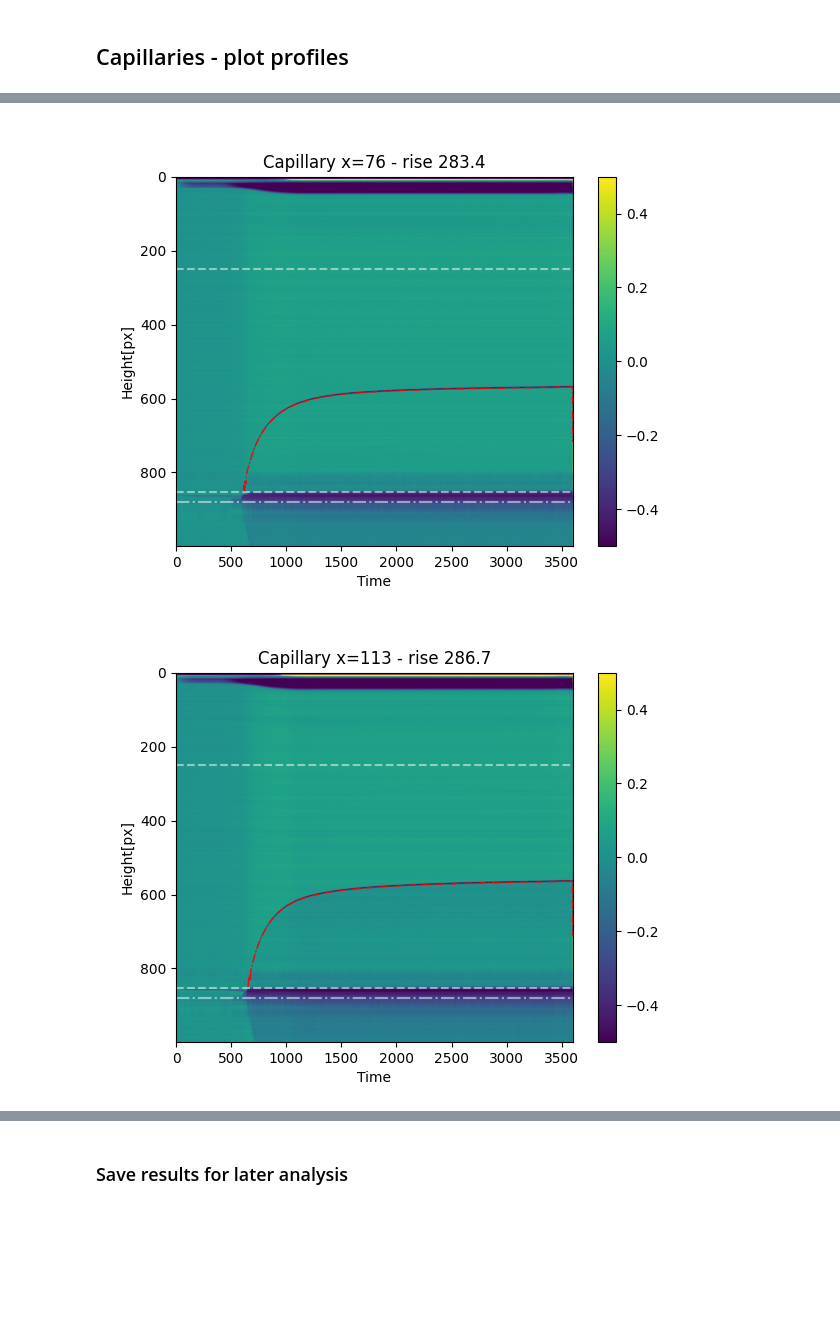
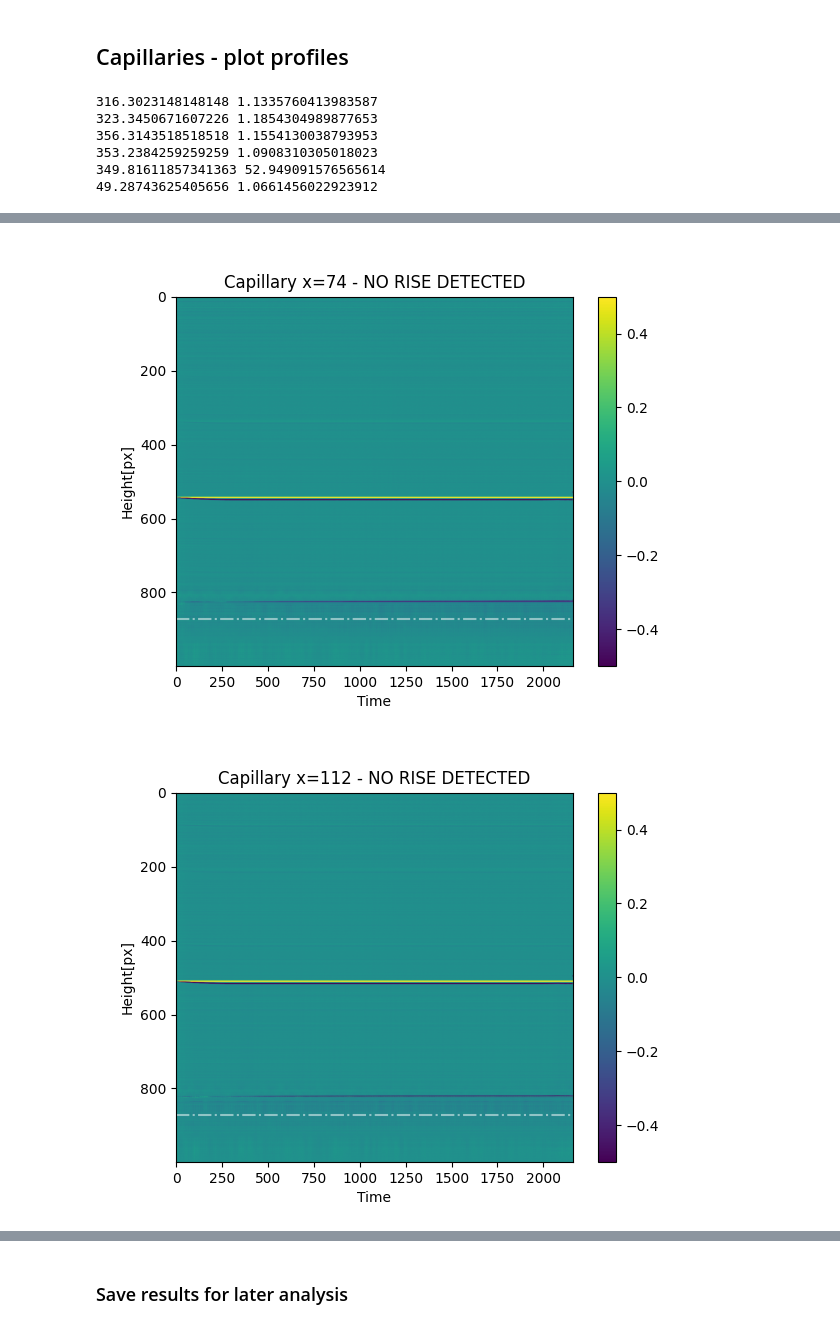
Before and after one commit to djorlando24/jupyterNotebooks, a Jupyter notebook: Research/ChronosMeniscus.ipynb, the cells around one changed output, grey strips where cells are left out. Cells and saved outputs as stored; diff of their text form; code cells hidden in the pictures; blank space fills up the shorter version.

```diff
--- a/Research/ChronosMeniscus.ipynb
+++ b/Research/ChronosMeniscus.ipynb
@@ -22,6 +22,6 @@ from pySciCam.pySciCam import ImageSequence # https://github.com/djorlando24/pyS
 # %% [markdown]
 ## Load raw images
 # %%
-path_to_raw='/Users/dduke/Desktop/e1234.raw'
+path_to_raw='/Users/dduke/Desktop/cap/ctrl5.raw'
 I = ImageSequence(path_to_raw,rawtype='chronos14_mono_12bit',width=1280,height=512,frames=None)
 # %% [output]
@@ -45,8 +45,8 @@ plt.title("Test image");
 # %% [markdown]
 ## Background removal and cleanup
 # %%
-angle = 271.5
-crop = (0,1000,130,-130)
+angle = 269.7
+crop = (0,1000,100,-100)
 bkgnd_frame = 100
 
 # Use first image before liquid rises, as the reference
@@ -185,8 +185,11 @@ for i in k2: # for each cap.
 
     # check if the overall profile is acceptable, a rise occurred
     m_rise = np.nanmean(y_surf - h)
+    s_rise = np.nanstd(y_surf - h)
     result='rise %.1f' % m_rise
-    if m_rise > 50:
+    print(m_rise,s_rise)
+
+    if (m_rise > 50.) & (s_rise > 16.):
         meniscus_result.append(y_surf - h) # distance from the surface
     else:
         result='NO RISE DETECTED'
@@ -203,3 +206,9 @@ for i in k2: # for each cap.
     plt.xlabel("Time")
     plt.ylabel("Height[px]")
 # %% [output]
+316.3023148148148 1.1335760413983587
+323.3450671607226 1.1854304989877653
+356.3143518518518 1.1554130038793953
+353.2384259259259 1.0908310305018023
+349.81611857341363 52.949091576565614
+49.28743625405656 1.0661456022923912
@@ -207,2 +216,2 @@ for i in k2: # for each cap.
-[figure, old version]
+[figure, new version]
-[figure, old version]
+[figure, new version]
```
Also changed, not shown: parts of 9 cells of this notebook, 1 other file.
